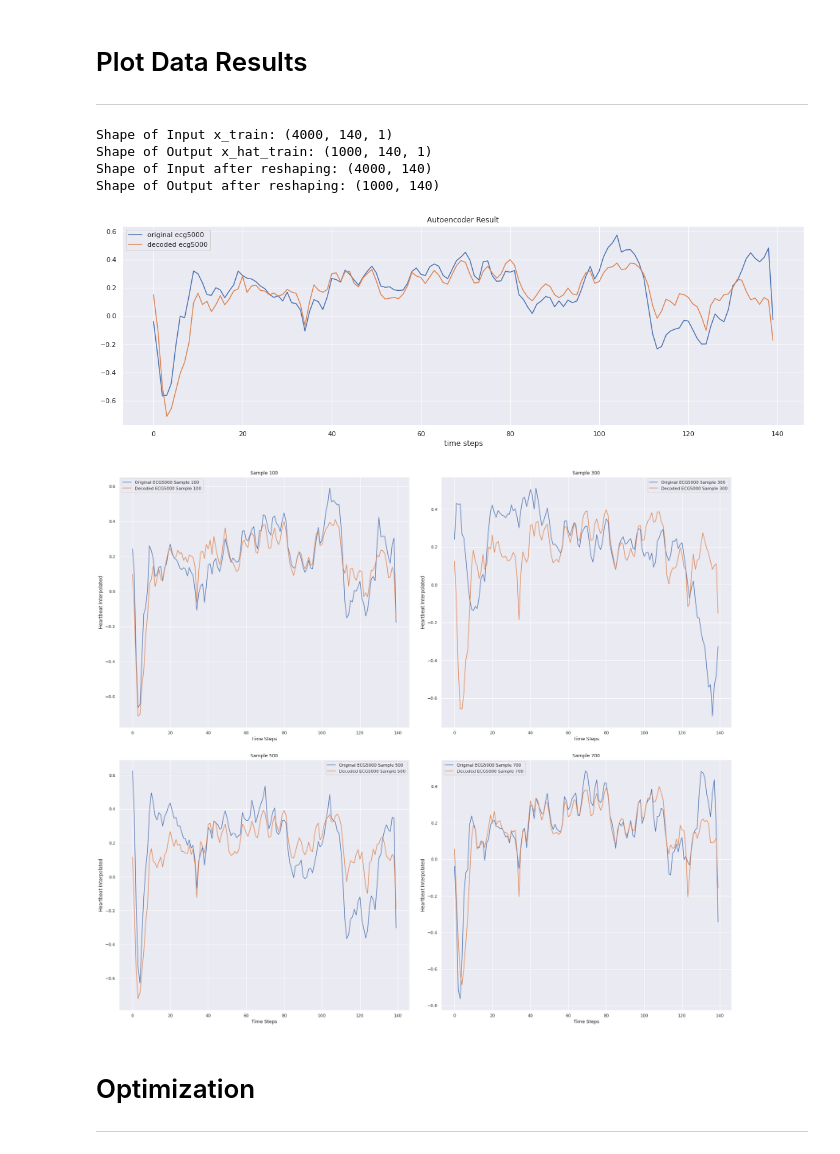
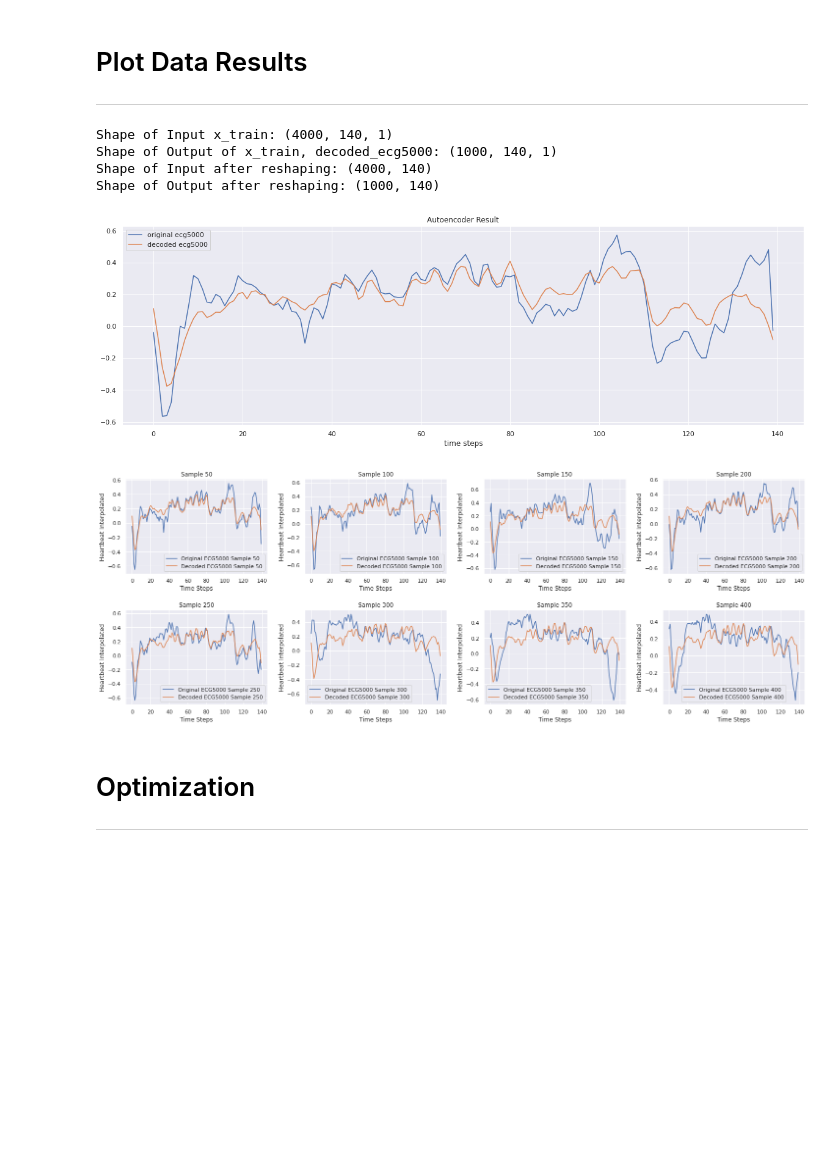
Before and after one commit to nina-prog/sem-data-analysis-VAE, a Jupyter notebook: VAE_v2.0.ipynb, the cells around one changed output. Cells and saved outputs as stored; diff of their text form; code cells hidden in the pictures; blank space fills up the shorter version.

```diff
--- a/VAE_v2.0.ipynb
+++ b/VAE_v2.0.ipynb
@@ -264,8 +267,8 @@ class VAE(keras.Model):
             reconstruction = self.decoder(z)
             # reconstruction_loss = distance between Input and Output
             reconstruction_loss = tf.reduce_mean(
-                keras.losses.binary_crossentropy(data, reconstruction)
-                # Alternative: keras.losses.mean_squared_error(data, reconstruction)
+                # keras.losses.binary_crossentropy(data, reconstruction)
+                keras.losses.mean_squared_error(data, reconstruction)
             )
             # kl_loss = distance between distributions and thus ensures the regular laten space
             kl_loss = -0.5 * tf.reduce_mean(1 + z_log_var - tf.square(z_mean) - tf.exp(z_log_var))
@@ -304,7 +307,7 @@ Build VAE connecting Encoder and Decoder
 ### Function to create model, required for KerasClassifier
 # while accepting the hyperparameters we want to tune
 # we also pass some default values such as optimizer='SGD'
-def create_model(name, activation='tanh', intermediate_dim=140, dropout_rate=0.2, regulazier_rate=0.001, optimizer='adam', learn_rate=0.001):
+def create_model(activation='tanh', intermediate_dim=140, dropout_rate=0.2, regulazier_rate=0.001, optimizer='adam', learn_rate=0.001, name='VAE'):
     # create encoder
     encoder = create_encoder(activation=activation, intermediate_dim=intermediate_dim, dropout_rate=dropout_rate, regulazier_rate=regulazier_rate)
     # create decoder
@@ -357,8 +362,8 @@ ________________________________________________________________________________
 ---
 # %%
 ### Train Properties
-epochs = 100
-batch_size = 32
+epochs = 12 #60, 100
+batch_size = 16 #32
 # %% [markdown]
 ## Train
 # %%
@@ -501,7 +504,7 @@ plt.show()
 # %%
 ### Test if Input fits Dim of Output
 print("Shape of Input x_train: {}".format(x_train.shape))
-print("Shape of Output x_hat_train: {}".format(decoded_ecg5000.shape))
+print("Shape of Output of x_train, decoded_ecg5000: {}".format(decoded_ecg5000.shape))
 
 ### Covert to 2D Array -- ("-1" = make a dimension (here rows) the size that will use the remaining unspecified elements)
 new_x_train= x_train.reshape(-1,140)
@@ -511,7 +514,7 @@ print("Shape of Input after reshaping: {}".format(new_x_train.shape))
 print("Shape of Output after reshaping: {}".format(new_decoded_ecg5000.shape))
 # %% [output]
 Shape of Input x_train: (4000, 140, 1)
-Shape of Output x_hat_train: (1000, 140, 1)
+Shape of Output of x_train, decoded_ecg5000: (1000, 140, 1)
 Shape of Input after reshaping: (4000, 140)
 Shape of Output after reshaping: (1000, 140)
 # %%
@@ -539,27 +542,27 @@ plt.plot(new_decoded_ecg5000[i], label='decoded ecg5000')
 plt.legend(loc="upper left")
 plt.show()
 # %% [output]
-[figure, old version]
+[figure, new version]
 # %%
 ### Plot Multiple Samples
 n_rows = 2
-n_cols = 2
+n_cols = 4
 
 # Size Properties and layout design for tighter representation
-fig, axs = plt.subplots(nrows = n_rows, ncols = n_cols, figsize=(23,20))
+fig, axs = plt.subplots(nrows = n_rows, ncols = n_cols, figsize=(20,7))
 fig.tight_layout(w_pad=4, h_pad = 5)
 
 # Subplotting
-i = 100
+i = 50
 for row in range(n_rows):
   for col in range(n_cols):
     axs[row, col].plot(new_x_train[i])
     axs[row, col].plot(new_decoded_ecg5000[i])
     axs[row, col].legend(["Original ECG5000 Sample {}".format(i), "Decoded ECG5000 Sample {}".format(i)])
     axs[row, col].set(xlabel = "Time Steps", ylabel = "Heartbeat Interpolated", title = "Sample {}".format(i))
-    i = i + 200
+    i = i + 50
 # %% [output]
-[figure, old version]
+[figure, new version]
 # %% [markdown]
 # Optimization
 
```
Also changed, not shown: parts of 13 cells of this notebook.
